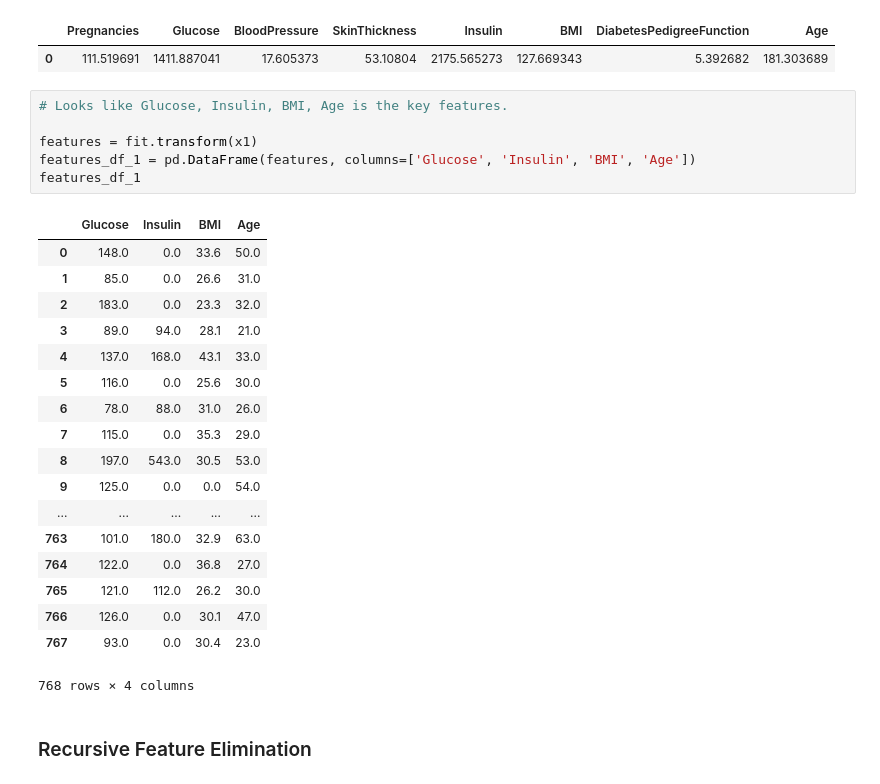
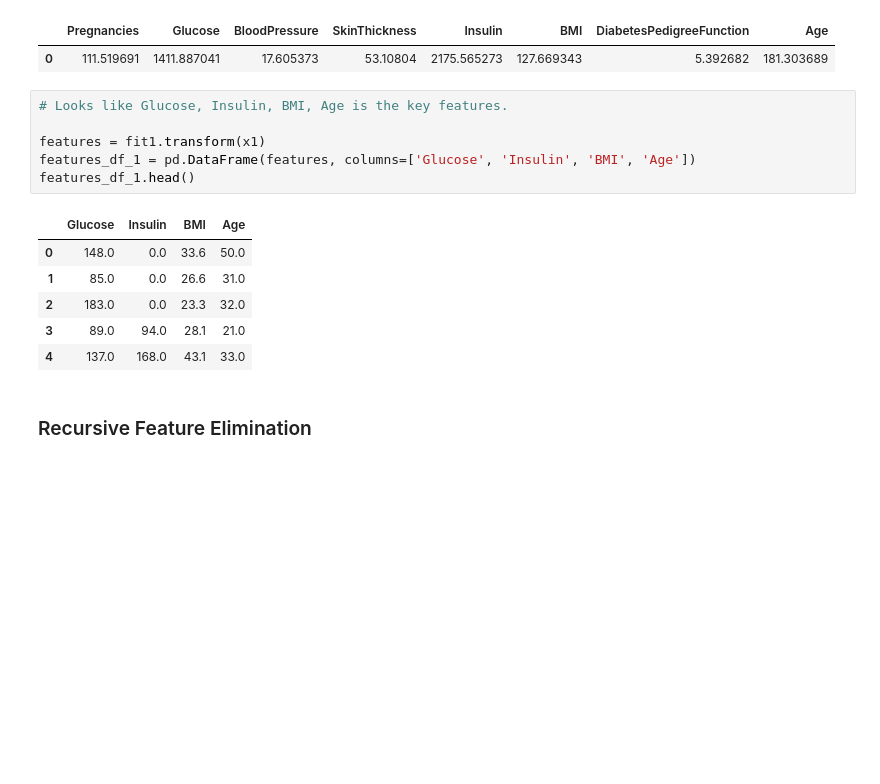
Before and after one commit to jjuhn/springboard, a Jupyter notebook: capstone_project_2/pima_indians_diabetes.ipynb, the cells around one changed output. Saved outputs shown, nothing was run; the diff lists cells and outputs as text; blank space fills up the shorter version.

```diff
--- a/capstone_project_2/pima_indians_diabetes.ipynb
+++ b/capstone_project_2/pima_indians_diabetes.ipynb
@@ -109,28 +96,16 @@ score_summary_df
 # %%
 # Looks like Glucose, Insulin, BMI, Age is the key features.
 
-features = fit.transform(x1)
+features = fit1.transform(x1)
 features_df_1 = pd.DataFrame(features, columns=['Glucose', 'Insulin', 'BMI', 'Age'])
-features_df_1
+features_df_1.head()
 # %% [output]
 |  | Glucose | Insulin | BMI | Age |
 | 0 | 148.0 | 0.0 | 33.6 | 50.0 |
 | 1 | 85.0 | 0.0 | 26.6 | 31.0 |
 | 2 | 183.0 | 0.0 | 23.3 | 32.0 |
 | 3 | 89.0 | 94.0 | 28.1 | 21.0 |
 | 4 | 137.0 | 168.0 | 43.1 | 33.0 |
-| 5 | 116.0 | 0.0 | 25.6 | 30.0 |
-| 6 | 78.0 | 88.0 | 31.0 | 26.0 |
-| 7 | 115.0 | 0.0 | 35.3 | 29.0 |
-| 8 | 197.0 | 543.0 | 30.5 | 53.0 |
-| 9 | 125.0 | 0.0 | 0.0 | 54.0 |
-| ... | ... | ... | ... | ... |
-| 763 | 101.0 | 180.0 | 32.9 | 63.0 |
-| 764 | 122.0 | 0.0 | 36.8 | 27.0 |
-| 765 | 121.0 | 112.0 | 26.2 | 30.0 |
-| 766 | 126.0 | 0.0 | 30.1 | 47.0 |
-| 767 | 93.0 | 0.0 | 30.4 | 23.0 |
-768 rows × 4 columns
 # %% [markdown]
 ### Recursive Feature Elimination
 # %%
```
Also changed, not shown: parts of 35 cells of this notebook.
